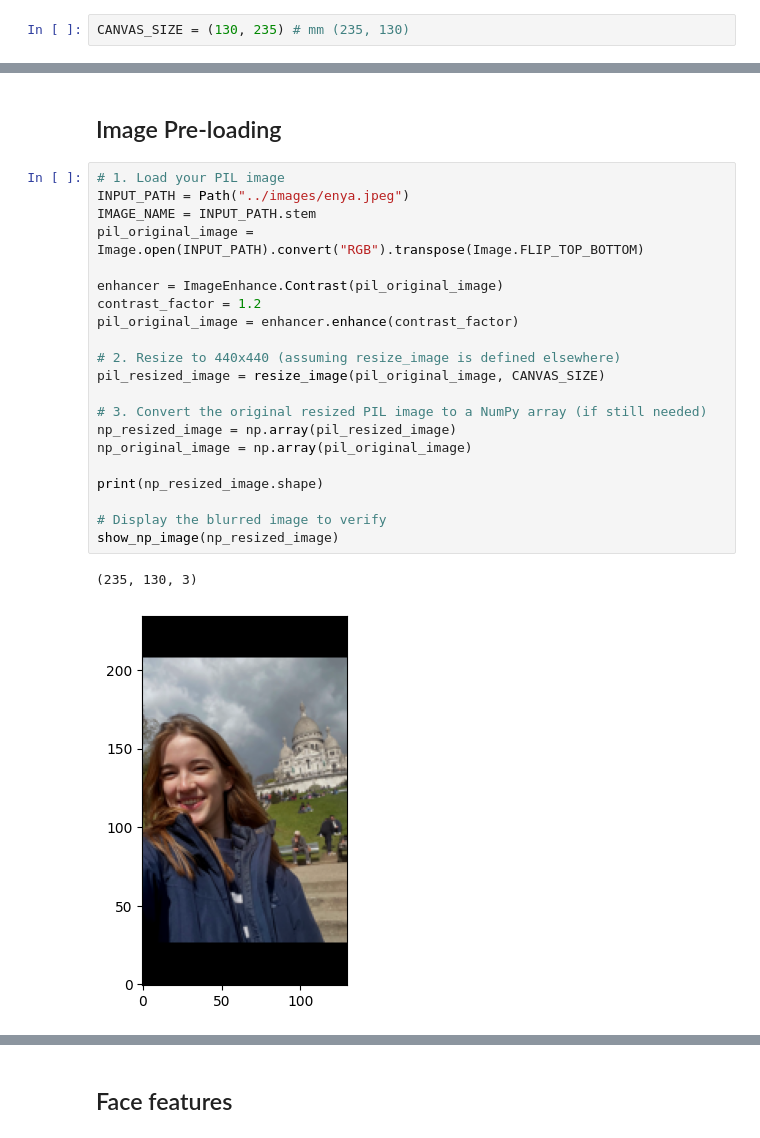
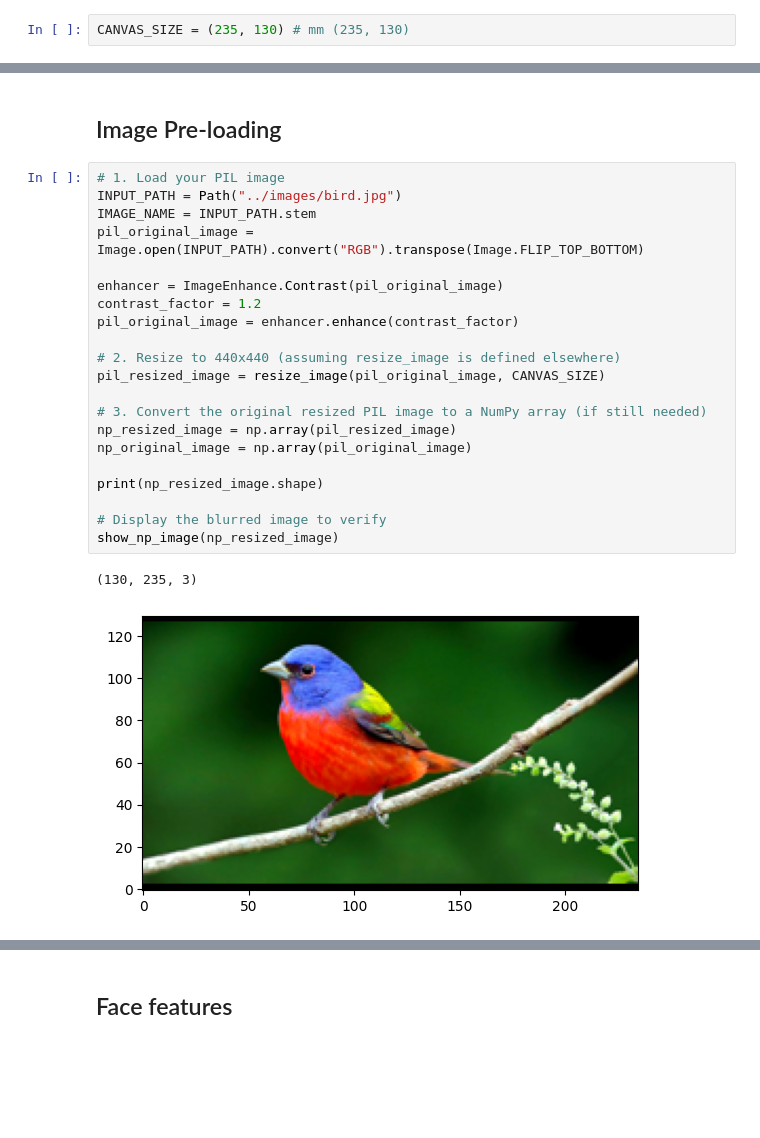
Before and after one commit to SimonMeersschaut/paint-bot, a Jupyter notebook: src/stroke_generation.ipynb, the cells around one changed output, grey strips where cells are left out. Drawn from its saved outputs; the diff is of its cells as text; blank space fills up the shorter version.

```diff
--- a/src/stroke_generation.ipynb
+++ b/src/stroke_generation.ipynb
@@ -1,7 +1,7 @@
 # %% [markdown]
 ## Imports & Loads
 # %%
-CANVAS_SIZE = (130, 235) # mm (235, 130)
+CANVAS_SIZE = (235, 130) # mm (235, 130)
 # %%
 from stroke_generation import Hyperparameters, KNearest, PaletteColorsOnly
 from datatypes import StrokeSequence, LoadBrush
@@ -31,28 +31,28 @@ from skimage.segmentation import slic, mark_boundaries
 ## Image Pre-loading
 # %%
 # 1. Load your PIL image
-INPUT_PATH = Path("../images/enya.jpeg")
+INPUT_PATH = Path("../images/bird.jpg")
 IMAGE_NAME = INPUT_PATH.stem
 pil_original_image = Image.open(INPUT_PATH).convert("RGB").transpose(Image.FLIP_TOP_BOTTOM)
 
 enhancer = ImageEnhance.Contrast(pil_original_image)
 contrast_factor = 1.2
 pil_original_image = enhancer.enhance(contrast_factor)
 
 # 2. Resize to 440x440 (assuming resize_image is defined elsewhere)
 pil_resized_image = resize_image(pil_original_image, CANVAS_SIZE)
 
 # 3. Convert the original resized PIL image to a NumPy array (if still needed)
 np_resized_image = np.array(pil_resized_image)
 np_original_image = np.array(pil_original_image)
 
 print(np_resized_image.shape)
 
 # Display the blurred image to verify
 show_np_image(np_resized_image)
 # %% [output]
-(235, 130, 3)
+(130, 235, 3)
-[figure, old version]
+[figure, new version]
 # %%
 # 3. Create a "dummy" pure white image of the exact same original size
 # This represents our "real pixels" mask BEFORE padding
```
Also changed, not shown: parts of 12 cells of this notebook, 7 other files.
